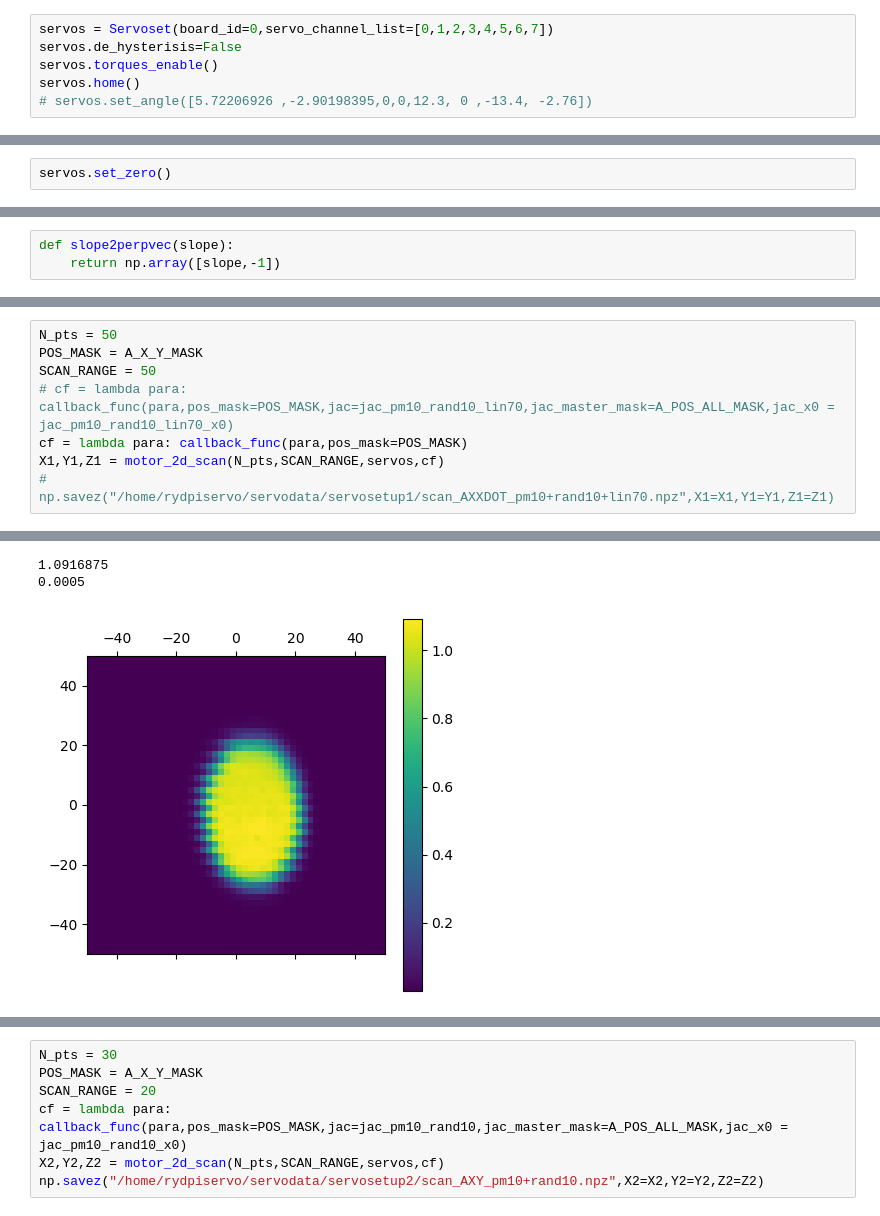
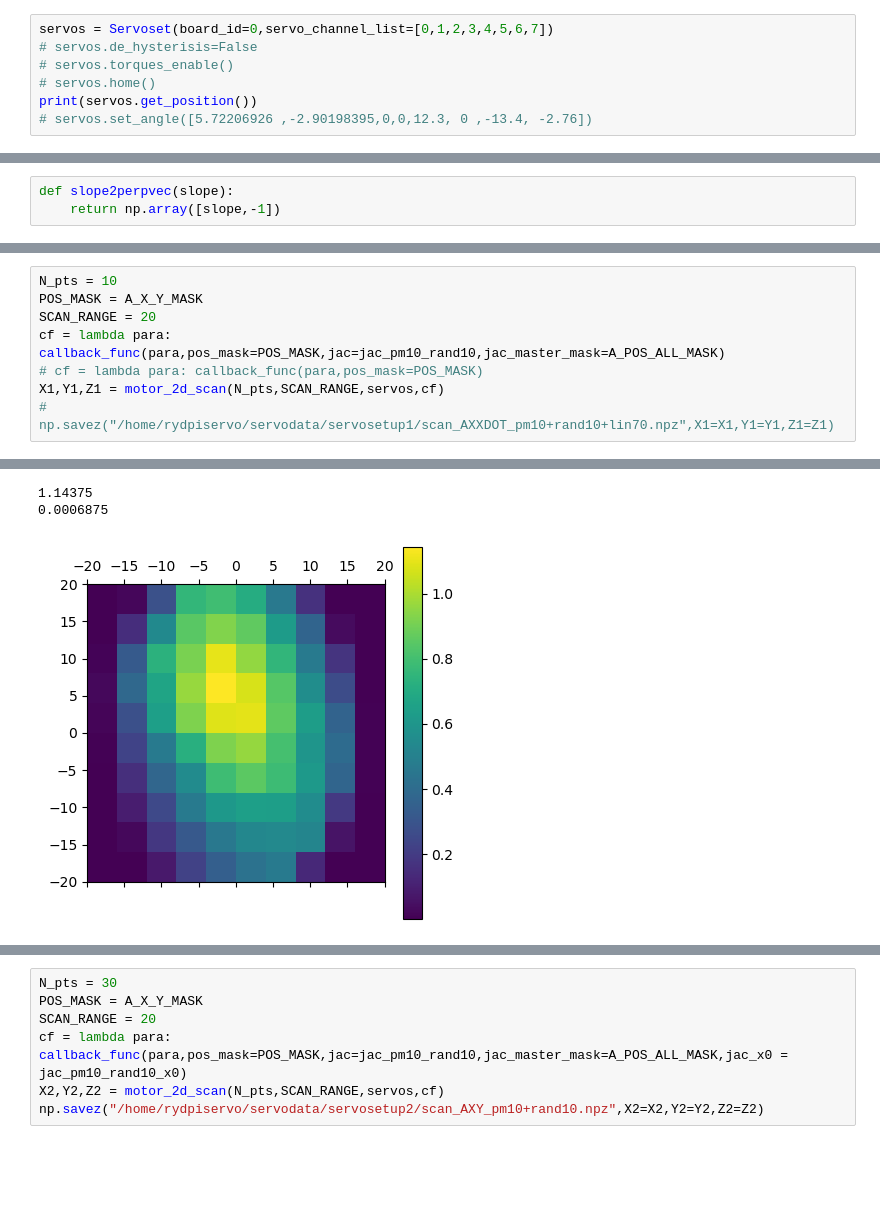
Before and after one commit to Stockholm254/servotest, a Jupyter notebook: src/expctl/servers/servoaligner/servocomp.ipynb, the cells around one changed output, grey strips where cells are left out. Cells and saved outputs as stored; diff of their text form; blank space fills up the shorter version.

Commit message:
servo aligner 7.0

```diff
--- a/src/expctl/servers/servoaligner/servocomp.ipynb
+++ b/src/expctl/servers/servoaligner/servocomp.ipynb
@@ -24,7 +24,8 @@ from expctl.servers.servoaligner.step_optimize import step_optimize
 # %%
 servos = Servoset(board_id=0,servo_channel_list=[0,1,2,3,4,5,6,7])
-servos.de_hysterisis=False
-servos.torques_enable()
-servos.home()
+# servos.de_hysterisis=False
+# servos.torques_enable()
+# servos.home()
+print(servos.get_position())
 # servos.set_angle([5.72206926 ,-2.90198395,0,0,12.3, 0 ,-13.4, -2.76])
 # %% [output]
@@ -48,2 +49,0 @@ Servo 1x: 0.0 deg       Servo 1y: 0.0 deg       Servo 2x: 0.0 deg       Servo 2y
-# %%
-servos.set_zero()
@@ -158,11 +136,11 @@ print(jac_pm10_rand10)
  [-0.86046294  0.44186845  1.04907988  0.42840503]
  [-0.31754653 -2.1024755   0.39242309 -2.57586437]]
 # %%
-N_pts = 50
+N_pts = 10
 POS_MASK = A_X_Y_MASK
-SCAN_RANGE = 50
-# cf = lambda para: callback_func(para,pos_mask=POS_MASK,jac=jac_pm10_rand10_lin70,jac_master_mask=A_POS_ALL_MASK,jac_x0 = jac_pm10_rand10_lin70_x0)
-cf = lambda para: callback_func(para,pos_mask=POS_MASK)
+SCAN_RANGE = 20
+cf = lambda para: callback_func(para,pos_mask=POS_MASK,jac=jac_pm10_rand10,jac_master_mask=A_POS_ALL_MASK)
+# cf = lambda para: callback_func(para,pos_mask=POS_MASK)
 X1,Y1,Z1 = motor_2d_scan(N_pts,SCAN_RANGE,servos,cf)
 # np.savez("/home/rydpiservo/servodata/servosetup1/scan_AXXDOT_pm10+rand10+lin70.npz",X1=X1,Y1=Y1,Z1=Z1)
 # %% [output]
@@ -171,3 +149,3 @@ X1,Y1,Z1 = motor_2d_scan(N_pts,SCAN_RANGE,servos,cf)
-1.0916875
-0.0005
+1.14375
+0.0006875
-[figure, old version]
+[figure, new version]
```
Also changed, not shown: parts of 8 cells of this notebook, 3 other files.
